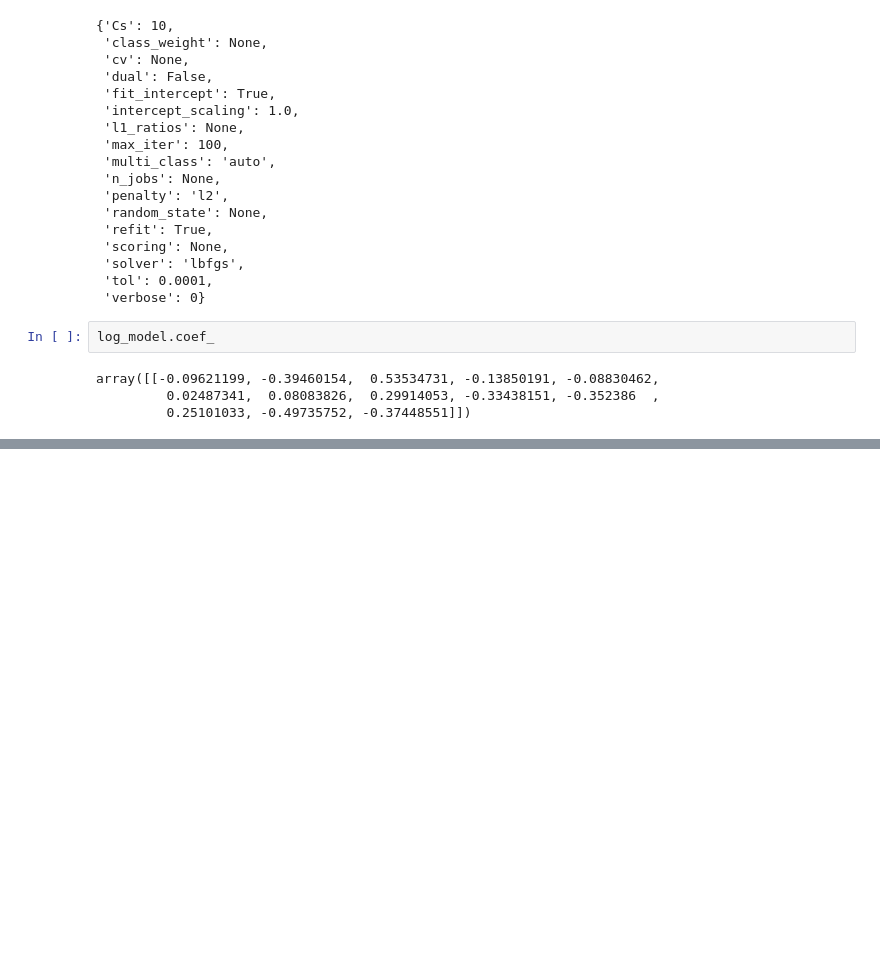
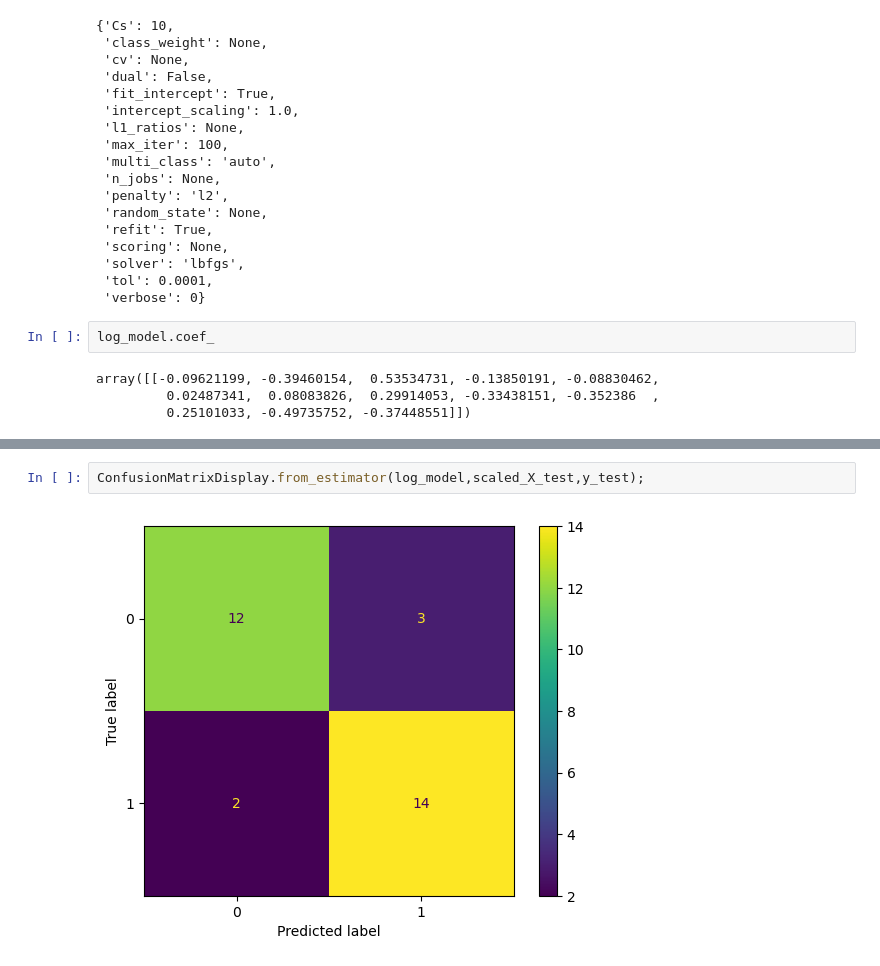
Before and after one commit to myratoun/regression_logistique, a Jupyter notebook: TP_Machine_Learning_&_Regression.ipynb, the cells around one changed output, grey strips where cells are left out. Cells and saved outputs as stored; diff of their text form; blank space fills up the shorter version.

```diff
--- a/TP_Machine_Learning_&_Regression.ipynb
+++ b/TP_Machine_Learning_&_Regression.ipynb
@@ -135,0 +146,4 @@ array([[-0.09621199, -0.39460154,  0.53534731, -0.13850191, -0.08830462,
+# %%
+ConfusionMatrixDisplay.from_estimator(log_model,scaled_X_test,y_test);
+# %% [output]
+[figure, added]
```
Also changed, not shown: parts of 9 cells of this notebook.
